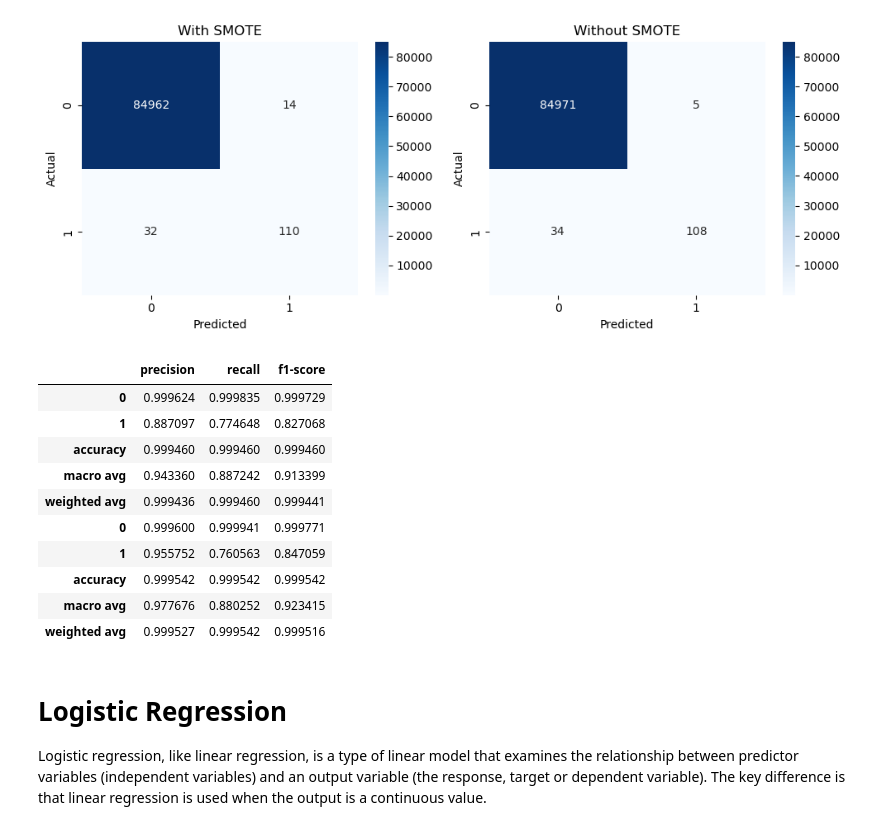
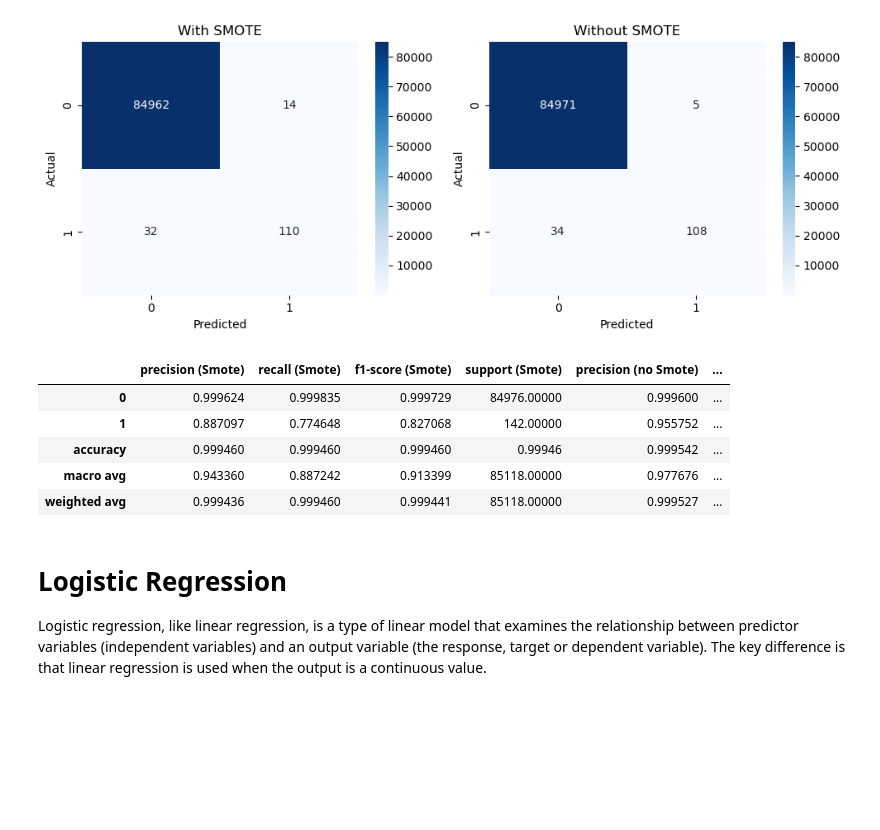
Before and after one commit to Gabrielmarqs12/ML-Fraud-Detection-Research, a Jupyter notebook: notebooks/machine learning/Model _Comparison.ipynb, the cells around one changed output. Saved outputs shown, nothing was run; the diff lists cells and outputs as text; code cells hidden in the pictures; blank space fills up the shorter version.

Commit message:
Model Comparison Update: CR function fix

```diff
--- a/notebooks/machine learning/Model _Comparison.ipynb
+++ b/notebooks/machine learning/Model _Comparison.ipynb
@@ -100,10 +100,10 @@ def compare_classification_report(y_test, y_pred_smote, y_pred_no_smote):
     df_smote = pd.DataFrame(report_smote).transpose()
     df_no_smote = pd.DataFrame(report_no_smote).transpose()
 
-    df_smote['Model'] = 'SMOTE'
-    df_no_smote['Model'] = 'NO_SMOTE'
+    df_smote.columns = [f"{col} (Smote)" for col in df_smote.columns]
+    df_no_smote.columns = [f"{col} (no Smote)" for col in df_no_smote.columns]
 
-    df_combined = pd.concat([df_smote, df_no_smote])
+    df_combined = pd.concat([df_smote, df_no_smote], axis = 1)
 
     return df_combined
 # %% [markdown]
@@ -157,19 +157,14 @@ compare_confusion_matrix(y_test, y_predict_smote, y_predict_no_smote)
 # %%
 df_results = compare_classification_report(y_test, y_predict_smote, y_predict_no_smote)
 
-display(df_results[['precision', 'recall', 'f1-score']])
+display(df_results)
 # %% [output]
-|  | precision | recall | f1-score |
-| 0 | 0.999624 | 0.999835 | 0.999729 |
-| 1 | 0.887097 | 0.774648 | 0.827068 |
-| accuracy | 0.999460 | 0.999460 | 0.999460 |
-| macro avg | 0.943360 | 0.887242 | 0.913399 |
-| weighted avg | 0.999436 | 0.999460 | 0.999441 |
-| 0 | 0.999600 | 0.999941 | 0.999771 |
-| 1 | 0.955752 | 0.760563 | 0.847059 |
-| accuracy | 0.999542 | 0.999542 | 0.999542 |
-| macro avg | 0.977676 | 0.880252 | 0.923415 |
-| weighted avg | 0.999527 | 0.999542 | 0.999516 |
+|  | precision (Smote) | recall (Smote) | f1-score (Smote) | support (Smote) | precision (no Smote) | ... |
+| 0 | 0.999624 | 0.999835 | 0.999729 | 84976.00000 | 0.999600 | ... |
+| 1 | 0.887097 | 0.774648 | 0.827068 | 142.00000 | 0.955752 | ... |
+| accuracy | 0.999460 | 0.999460 | 0.999460 | 0.99946 | 0.999542 | ... |
+| macro avg | 0.943360 | 0.887242 | 0.913399 | 85118.00000 | 0.977676 | ... |
+| weighted avg | 0.999436 | 0.999460 | 0.999441 | 85118.00000 | 0.999527 | ... |
 # %% [markdown]
 # Logistic Regression
 
```
Also changed, not shown: parts of 3 cells of this notebook.
